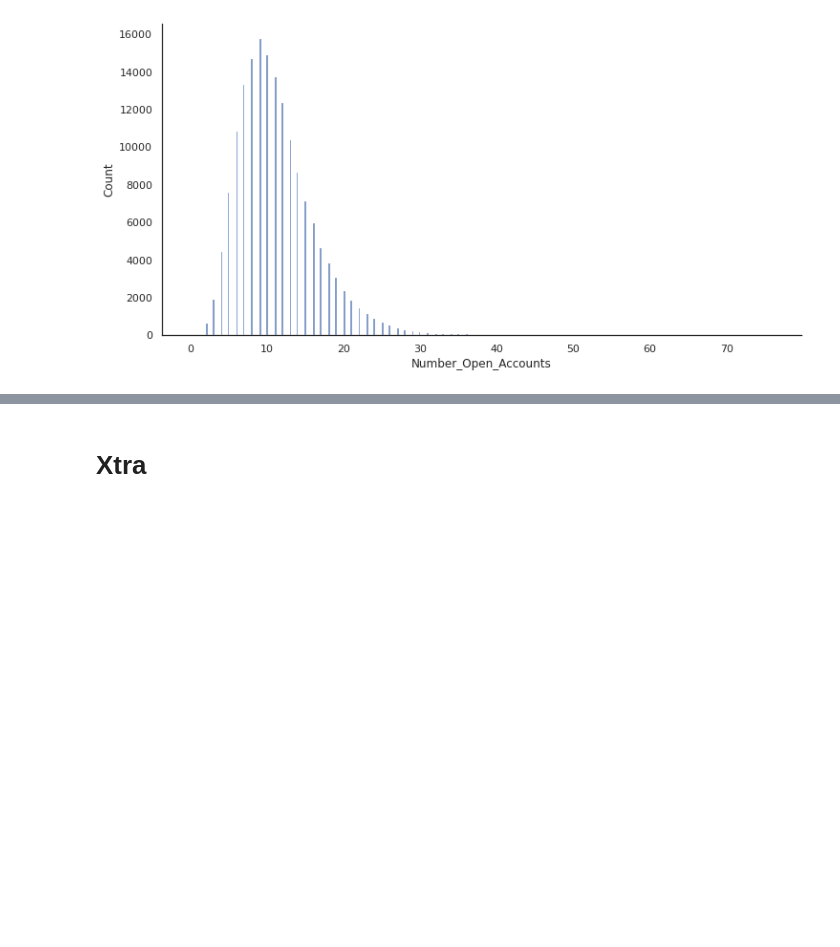
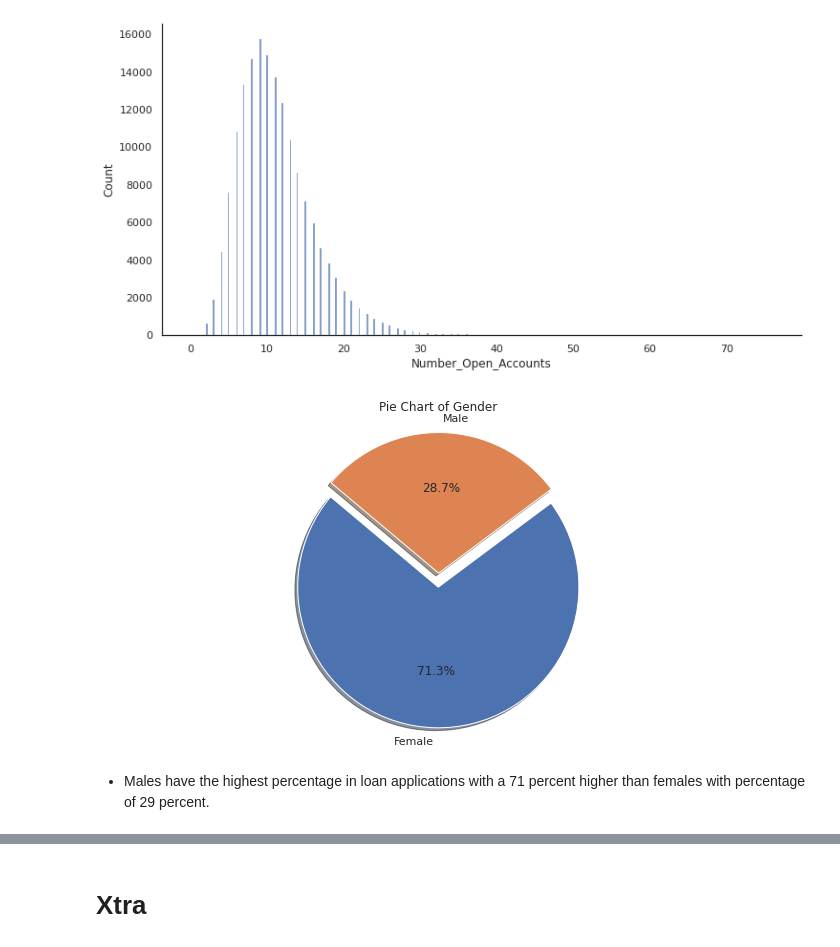
Before and after one commit to Josephnyingi/team2_dcs6_loan_prediction, a Jupyter notebook: Loans.ipynb, the cells around one changed output, grey strips where cells are left out. Saved outputs shown, nothing was run; the diff lists cells and outputs as text; code cells hidden in the pictures; blank space fills up the shorter version.

```diff
--- a/Loans.ipynb
+++ b/Loans.ipynb
@@ -202,3 +331,16 @@ sns.histplot(x='Number_Open_Accounts',data=loans,palette='mako')
 sns.despine()
 # %% [output]
 [figure]
+# %%
+#Percentage Distribution of Education
+Gender = loans['Gender'].value_counts()
+labels = loans.Gender.unique()
+explode = (0.1, 0)
+plt.pie(Gender, labels = labels, explode = explode,autopct = '%1.1f%%', shadow = True, startangle = 140)
+plt.axis('equal')
+plt.title('Pie Chart of Gender')
+plt.show()
+# %% [output]
+[figure, added]
+# %% [markdown]
+* Males have the highest percentage in loan applications with a 71 percent higher than females with percentage of 29 percent.
```
Also changed, not shown: parts of 105 cells of this notebook.
